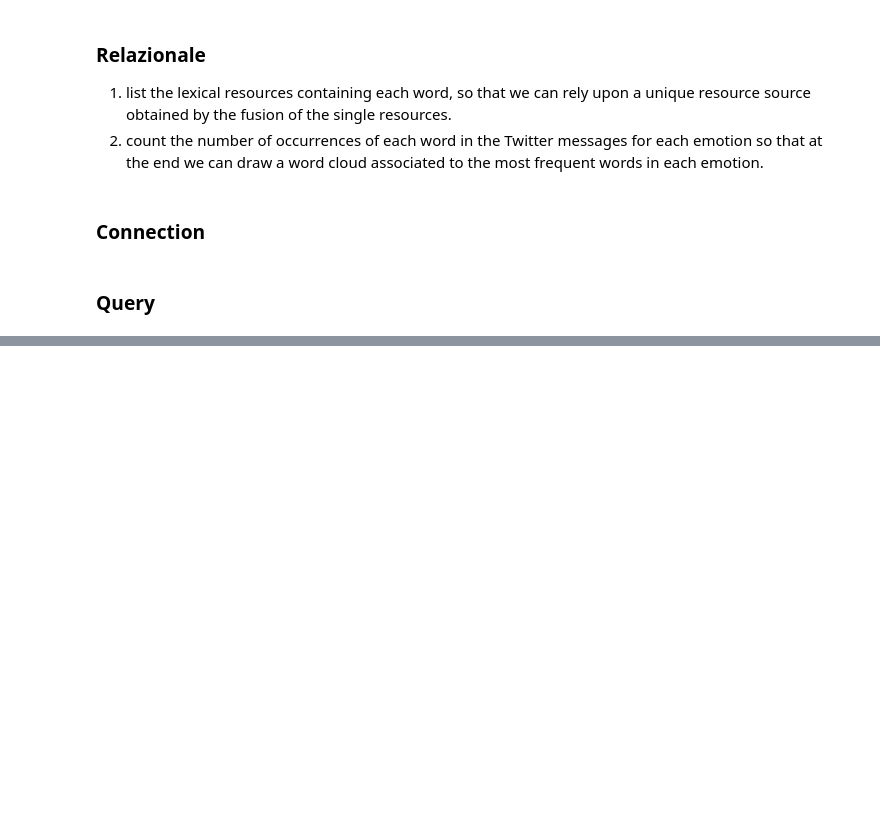
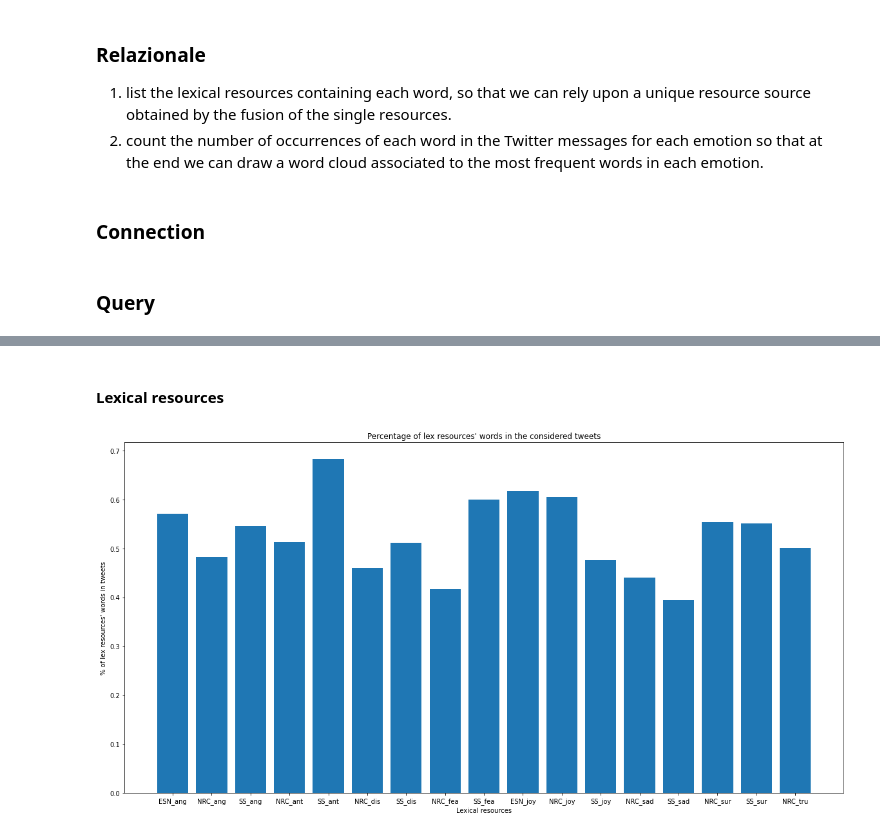
Before and after one commit to Fazzaa/tweet_analysis, a Jupyter notebook: graph.ipynb, the cells around one changed output, grey strips where cells are left out. Drawn from its saved outputs; the diff is of its cells as text; code cells hidden in the pictures; blank space fills up the shorter version.

```diff
--- a/graph.ipynb
+++ b/graph.ipynb
@@ -170,0 +241,16 @@ generate_emojicloud(convert_from_list_to_dict(trust_tokens))
+# %% [markdown]
+#### Lexical resources
+# %%
+def visualize_lex_res_bar_plot(perc_lex_res):
+    tweet_sent = build_plot_label(perc_lex_res.keys())
+    values = list(perc_lex_res.values())
+    fig = plt.figure(figsize = (20, 10))
+    plt.bar(tweet_sent, values)
+    plt.xlabel("Lexical resources")
+    plt.ylabel("% of lex resources' words in tweets")
+    plt.title("Percentage of lex resources' words in the considered tweets")
+    plt.show()
+
+visualize_lex_res_bar_plot(PERC_LEX_RES)
+# %% [output]
+[figure, added]
```
Also changed, not shown: parts of 25 cells of this notebook.
